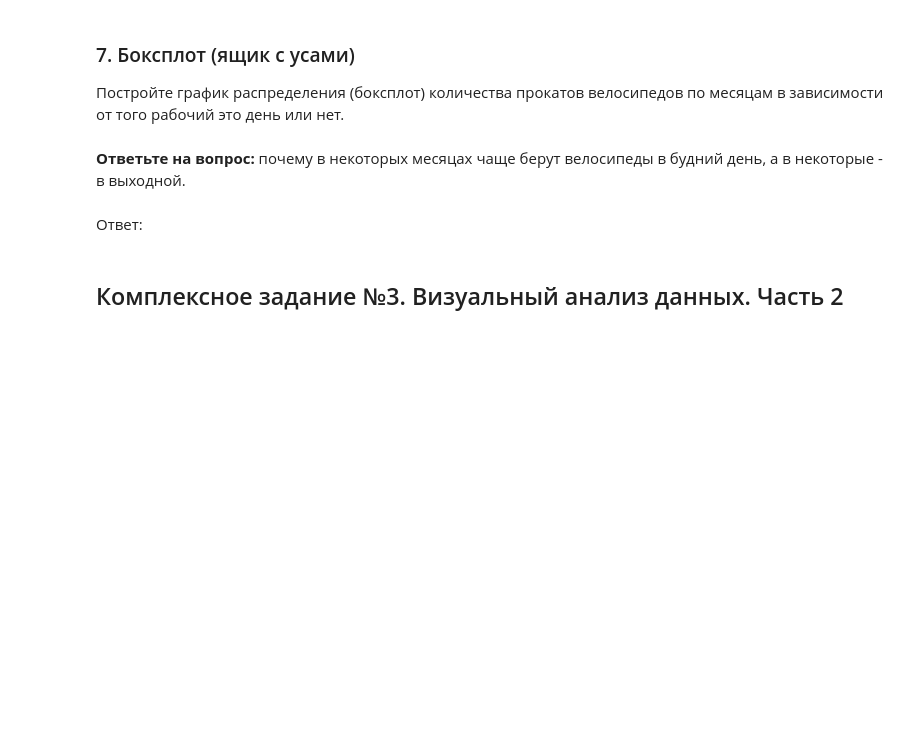
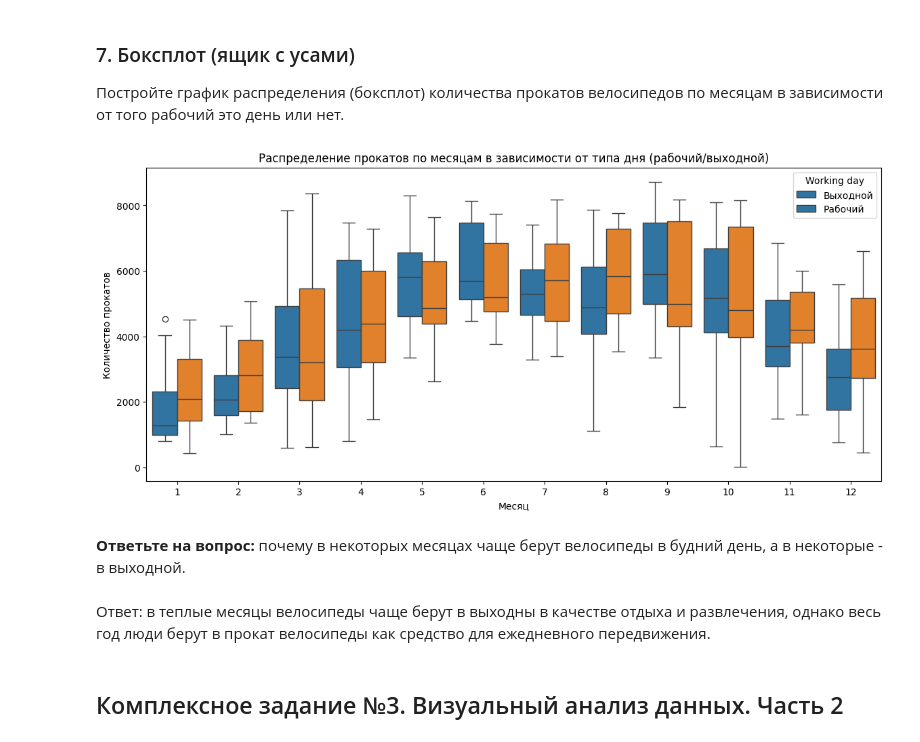
Before and after one commit to Lucaschewitch/Machine-Learning, a Jupyter notebook: Самойлова_В_А_Практическая_работа_№5_Библиотека_Pandas.ipynb, the cells around one changed output. Saved outputs shown, nothing was run; the diff lists cells and outputs as text; code cells hidden in the pictures; blank space fills up the shorter version.

```diff
--- a/Самойлова_В_А_Практическая_работа_№5_Библиотека_Pandas.ipynb
+++ b/Самойлова_В_А_Практическая_работа_№5_Библиотека_Pandas.ipynb
@@ -552,10 +574,20 @@ plt.show()
 ### 7. Боксплот (ящик с усами)
 
 Постройте график распределения (боксплот) количества прокатов велосипедов по месяцам в зависимости от того рабочий это день или нет.
+# %%
+plt.figure(figsize=(14, 6))
+sns.boxplot(data=df, x='mnth', y='cnt', hue='workingday')
+plt.xlabel('Месяц')
+plt.ylabel('Количество прокатов')
+plt.title('Распределение прокатов по месяцам в зависимости от типа дня (рабочий/выходной)')
+plt.legend(title='Working day', labels=['Выходной', 'Рабочий'])
+plt.show()
+# %% [output]
+[figure, added]
 # %% [markdown]
 **Ответьте на вопрос:** почему в некоторых месяцах чаще берут велосипеды в будний день, а в некоторые - в выходной.
-# %% [markdown]
-Ответ:
+# %% [markdown]
+Ответ: в теплые месяцы велосипеды чаще берут в выходны в качестве отдыха и развлечения, однако весь год люди берут в прокат велосипеды как средство для ежедневного передвижения.
 # %% [markdown]
 ## Комплексное задание №3. Визуальный анализ данных. Часть 2
 # %%
```
Also changed, not shown: parts of 22 cells of this notebook.
